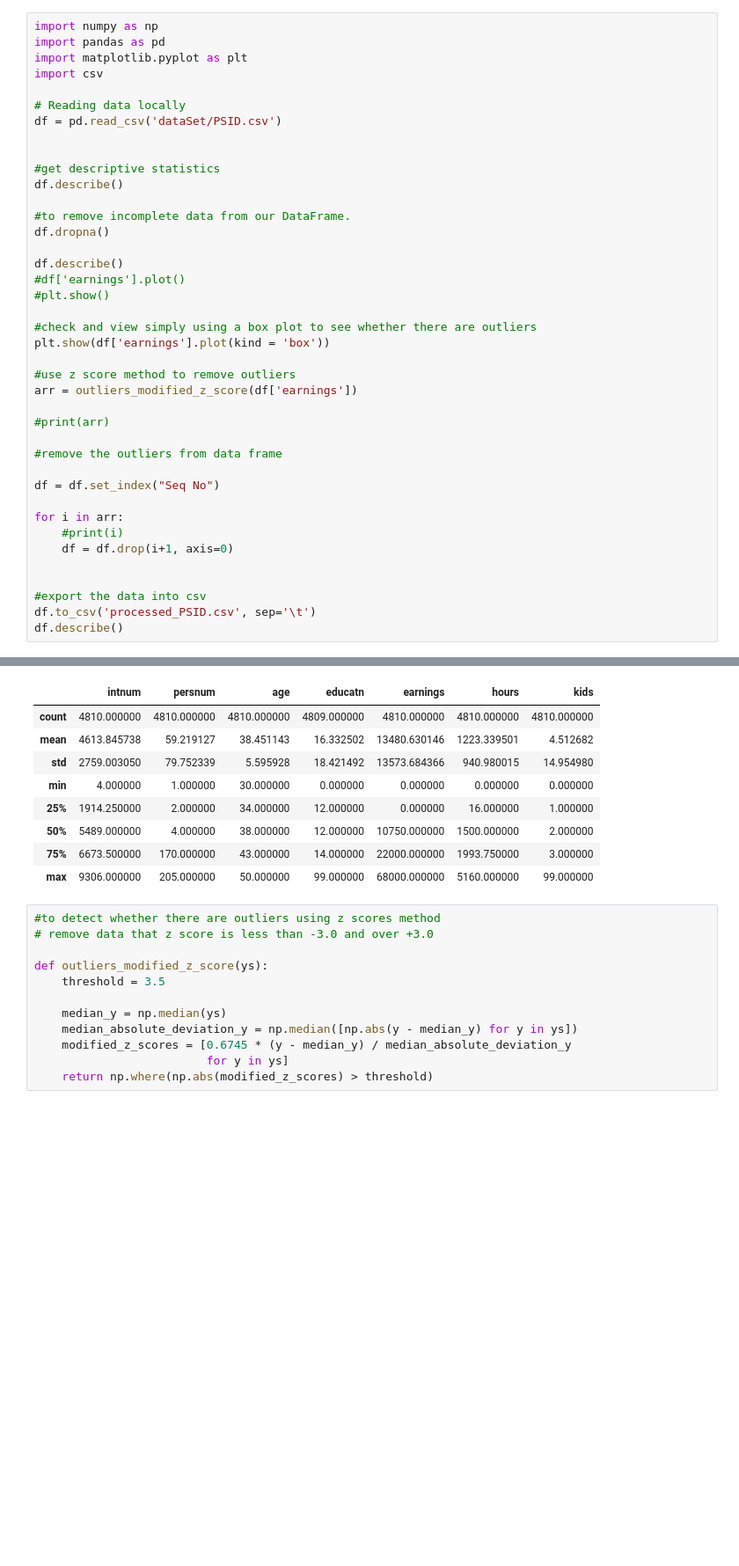
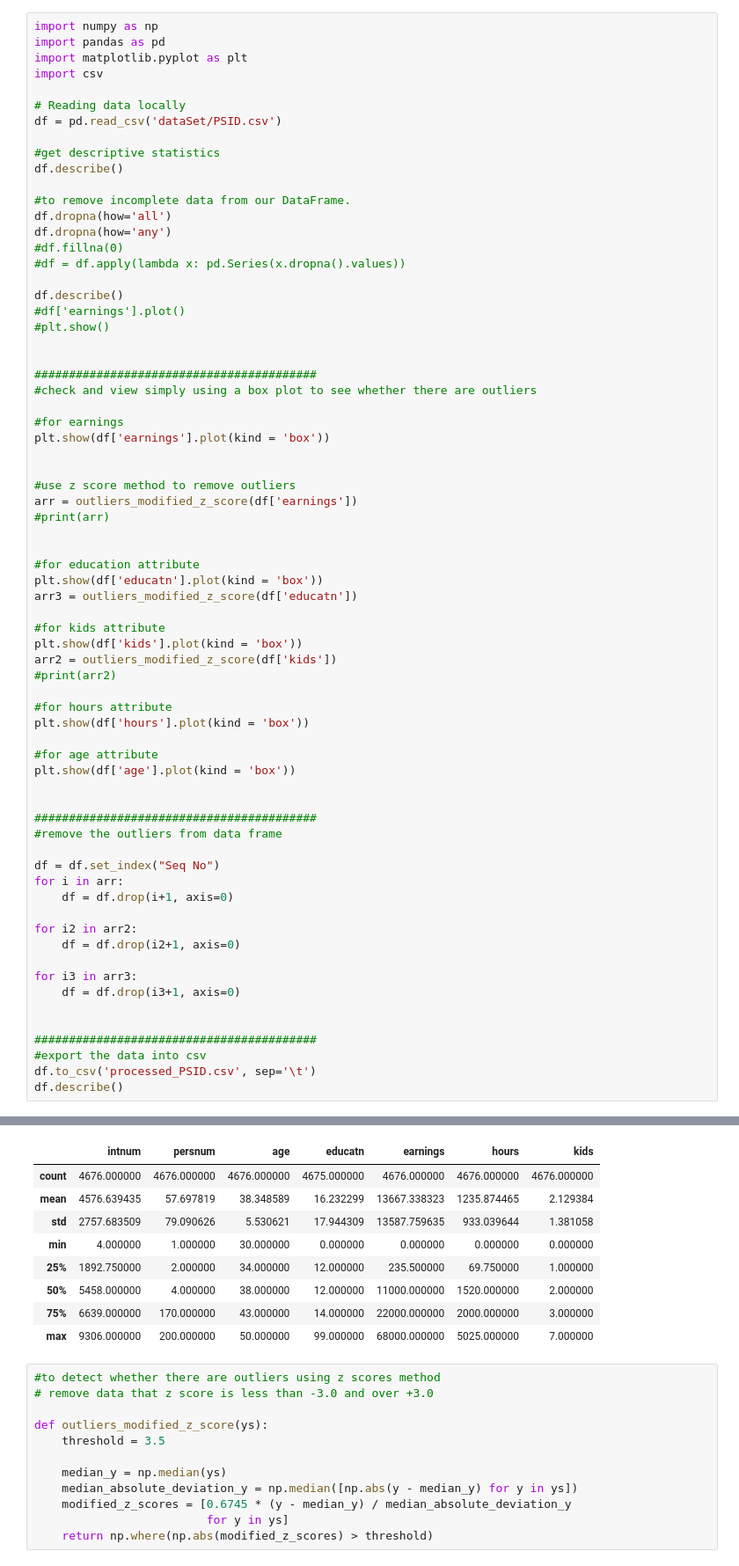
Before and after one commit to rizmir22/DS-Assignment, a Jupyter notebook: preprocessData.ipynb, the cells around one changed output, grey strips where cells are left out. Shown at 88% size. Drawn from its saved outputs; the diff is of its cells as text; blank space fills up the shorter version.

```diff
--- a/preprocessData.ipynb
+++ b/preprocessData.ipynb
@@ -7,34 +7,63 @@ import csv
 # Reading data locally
 df = pd.read_csv('dataSet/PSID.csv')
 
-
 #get descriptive statistics
 df.describe()
 
 #to remove incomplete data from our DataFrame.
-df.dropna()
+df.dropna(how='all')
+df.dropna(how='any')
+#df.fillna(0)
+#df = df.apply(lambda x: pd.Series(x.dropna().values))
 
 df.describe()
 #df['earnings'].plot()
 #plt.show()
 
+
+#########################################
 #check and view simply using a box plot to see whether there are outliers
+
+#for earnings
 plt.show(df['earnings'].plot(kind = 'box'))
+
 
 #use z score method to remove outliers
 arr = outliers_modified_z_score(df['earnings'])
-
 #print(arr)
 
+
+#for education attribute
+plt.show(df['educatn'].plot(kind = 'box'))
+arr3 = outliers_modified_z_score(df['educatn'])
+
+#for kids attribute
+plt.show(df['kids'].plot(kind = 'box'))
+arr2 = outliers_modified_z_score(df['kids'])
+#print(arr2)
+
+#for hours attribute
+plt.show(df['hours'].plot(kind = 'box'))
+
+#for age attribute
+plt.show(df['age'].plot(kind = 'box'))
+
+
+#########################################
 #remove the outliers from data frame
 
 df = df.set_index("Seq No")
-
 for i in arr:
-    #print(i)
     df = df.drop(i+1, axis=0)
 
+for i2 in arr2:
+    df = df.drop(i2+1, axis=0)
 
+for i3 in arr3:
+    df = df.drop(i3+1, axis=0)
+
+
+#########################################
 #export the data into csv
 df.to_csv('processed_PSID.csv', sep='\t')
 df.describe()
@@ -43,12 +76,12 @@ df.describe()
 |  | intnum | persnum | age | educatn | earnings | hours | kids |
-| count | 4810.000000 | 4810.000000 | 4810.000000 | 4809.000000 | 4810.000000 | 4810.000000 | 4810.000000 |
-| mean | 4613.845738 | 59.219127 | 38.451143 | 16.332502 | 13480.630146 | 1223.339501 | 4.512682 |
-| std | 2759.003050 | 79.752339 | 5.595928 | 18.421492 | 13573.684366 | 940.980015 | 14.954980 |
+| count | 4676.000000 | 4676.000000 | 4676.000000 | 4675.000000 | 4676.000000 | 4676.000000 | 4676.000000 |
+| mean | 4576.639435 | 57.697819 | 38.348589 | 16.232299 | 13667.338323 | 1235.874465 | 2.129384 |
+| std | 2757.683509 | 79.090626 | 5.530621 | 17.944309 | 13587.759635 | 933.039644 | 1.381058 |
 | min | 4.000000 | 1.000000 | 30.000000 | 0.000000 | 0.000000 | 0.000000 | 0.000000 |
-| 25% | 1914.250000 | 2.000000 | 34.000000 | 12.000000 | 0.000000 | 16.000000 | 1.000000 |
-| 50% | 5489.000000 | 4.000000 | 38.000000 | 12.000000 | 10750.000000 | 1500.000000 | 2.000000 |
-| 75% | 6673.500000 | 170.000000 | 43.000000 | 14.000000 | 22000.000000 | 1993.750000 | 3.000000 |
-| max | 9306.000000 | 205.000000 | 50.000000 | 99.000000 | 68000.000000 | 5160.000000 | 99.000000 |
+| 25% | 1892.750000 | 2.000000 | 34.000000 | 12.000000 | 235.500000 | 69.750000 | 1.000000 |
+| 50% | 5458.000000 | 4.000000 | 38.000000 | 12.000000 | 11000.000000 | 1520.000000 | 2.000000 |
+| 75% | 6639.000000 | 170.000000 | 43.000000 | 14.000000 | 22000.000000 | 2000.000000 | 3.000000 |
+| max | 9306.000000 | 200.000000 | 50.000000 | 99.000000 | 68000.000000 | 5025.000000 | 7.000000 |
 # %%
 #to detect whether there are outliers using z scores method
 # remove data that z score is less than -3.0 and over +3.0
```
Also changed, not shown: parts of 2 cells of this notebook.
